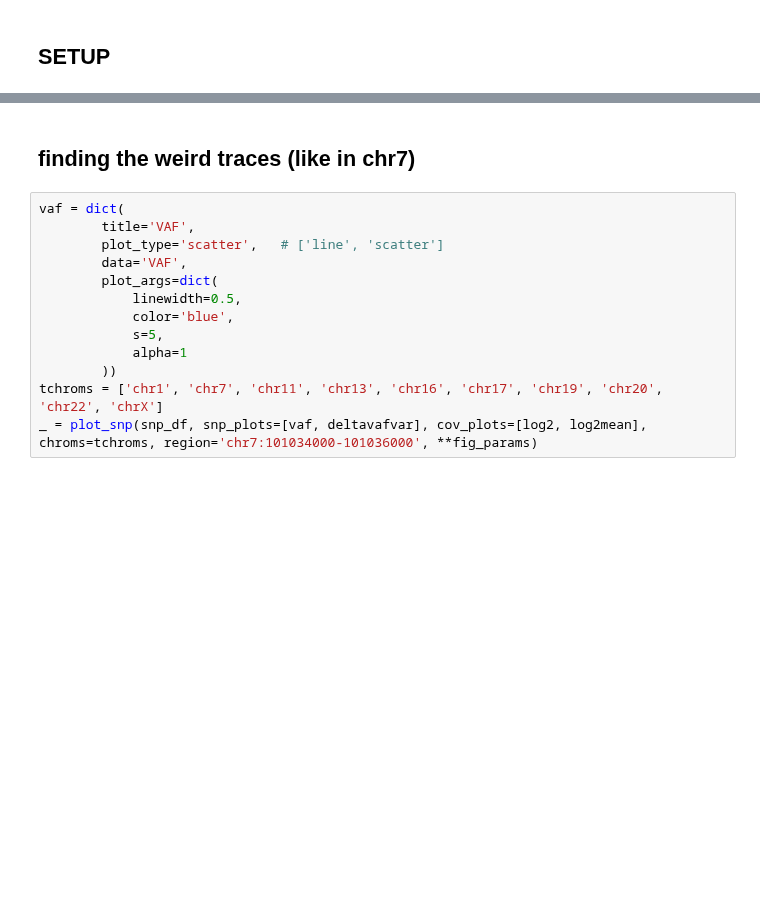
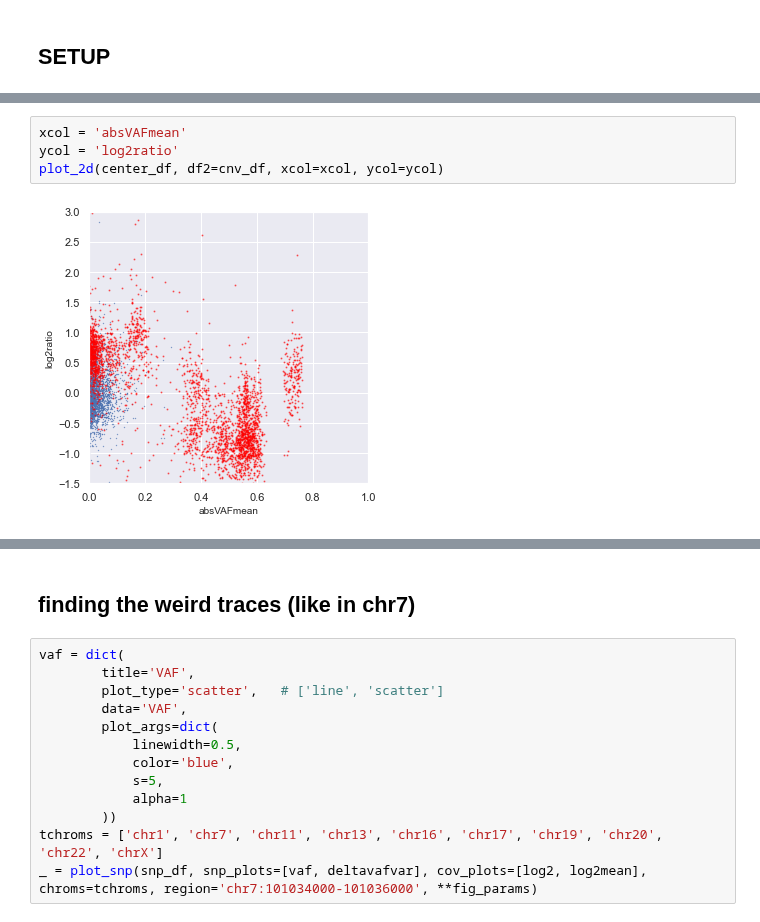
Before and after one commit to Mar111tiN/myCNV, a Jupyter notebook: nb/clusterCNV.ipynb, the cells around one changed output, grey strips where cells are left out. Cells and saved outputs as stored; diff of their text form; blank space fills up the shorter version.

```diff
--- a/nb/clusterCNV.ipynb
+++ b/nb/clusterCNV.ipynb
@@ -50,0 +100,6 @@ cnvPON_path
+# %%
+xcol = 'absVAFmean'
+ycol = 'log2ratio'
+plot_2d(center_df, df2=cnv_df, xcol=xcol, ycol=ycol)
+# %% [output]
+[figure, added]
```
Also changed, not shown: parts of 15 cells of this notebook, 8 other files.
